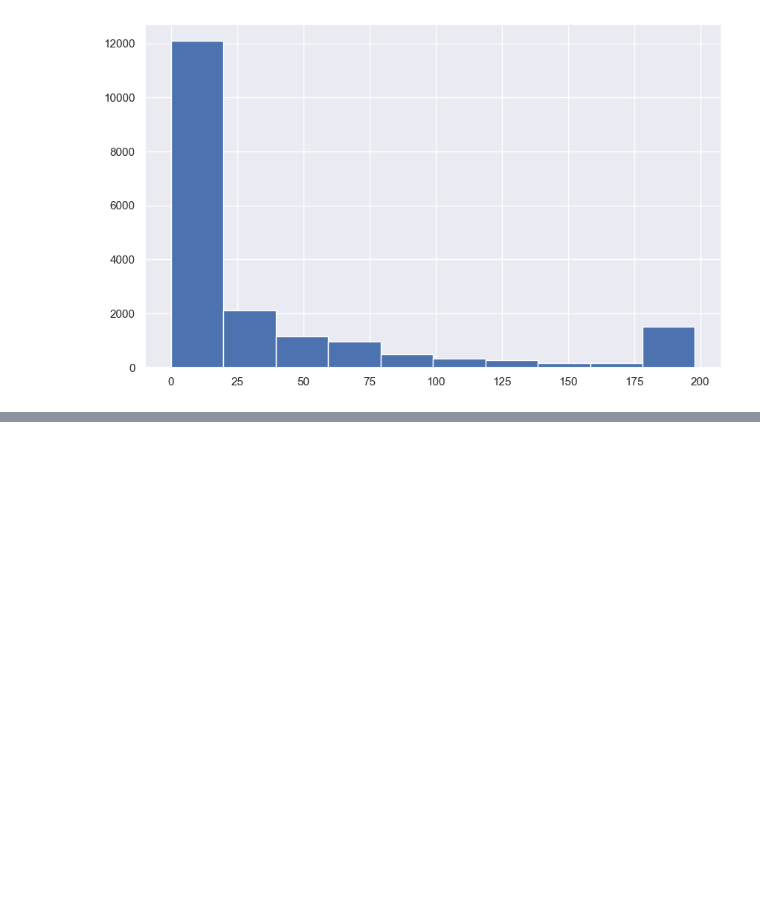
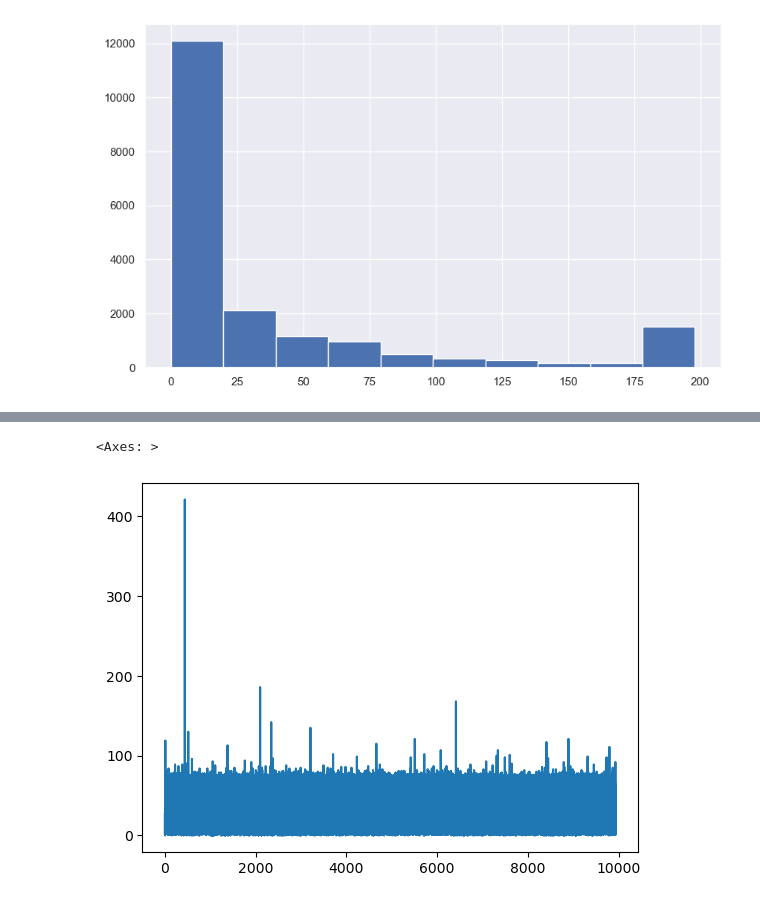
Before and after one commit to MaksimRaik/DataScience_stepik_users_analysis, a Jupyter notebook: first_notebook.ipynb, the cells around one changed output, grey strips where cells are left out. Drawn from its saved outputs; the diff is of its cells as text; code cells hidden in the pictures; blank space fills up the shorter version.

```diff
--- a/first_notebook.ipynb
+++ b/first_notebook.ipynb
@@ -6,6 +6,8 @@ import matplotlib.pyplot as plt
 import seaborn as sns
 # %%
 events_data = pd.read_csv('event_data_train.csv')
+# %%
+submissions_data = pd.read_csv('submissions_data_train.csv')
 # %%
 events_data.head(10)
 # %% [output]
@@ -24,6 +26,8 @@ events_data.head(10)
 ## поменяем формат времени в timestamp
 # %%
 events_data['date'] = pd.to_datetime(events_data.timestamp, unit = 's')
+# %%
+submissions_data['date'] = pd.to_datetime(events_data.timestamp, unit = 's')
 # %%
 events_data.head()
 # %% [output]
@@ -35,6 +39,8 @@ events_data.head()
 | 4 | 32811 | 1434340895 | viewed | 17632 | 2015-06-15 04:01:35 |
 # %%
 events_data['day'] = events_data.date.dt.date
+# %%
+submissions_data['day'] = events_data.date.dt.date
 # %%
 events_data
 # %% [output]
@@ -100,0 +99,6 @@ events_data.pivot_table(index = 'user_id',
+# %%
+users_scores = submissions_data.pivot_table(index = 'user_id',
+                        columns = 'submission_status',
+                        values = 'step_id',
+                        aggfunc = 'count',
+                        fill_value = 0).reset_index()
@@ -100,0 +114,5 @@ events_data.pivot_table(index = 'user_id',
+# %%
+users_scores.correct.plot()
+# %% [output]
+<Axes: >
+[figure, added]
```
Also changed, not shown: parts of 17 cells of this notebook, 1 other file.
